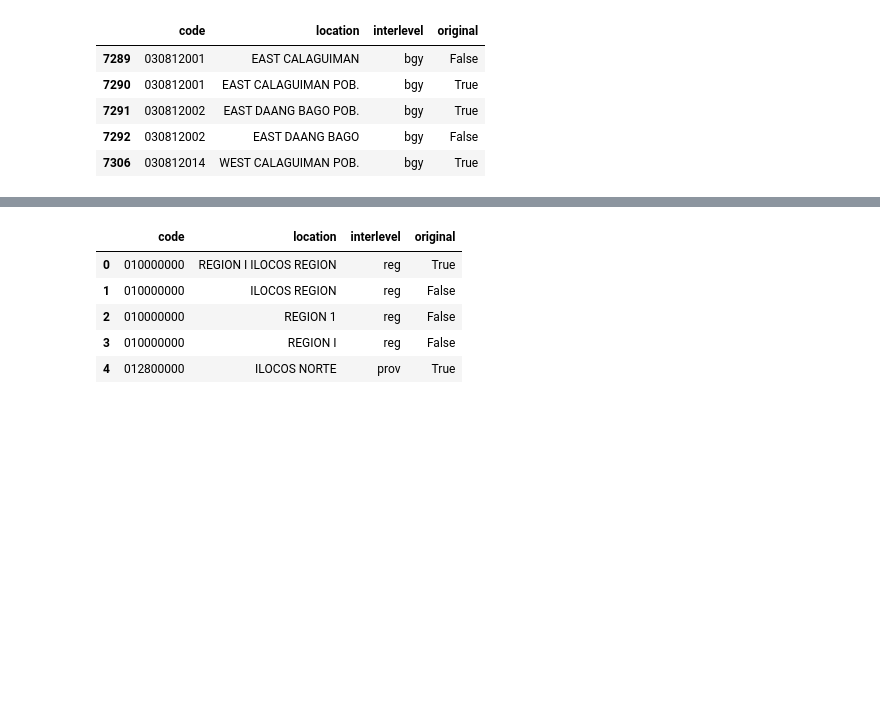
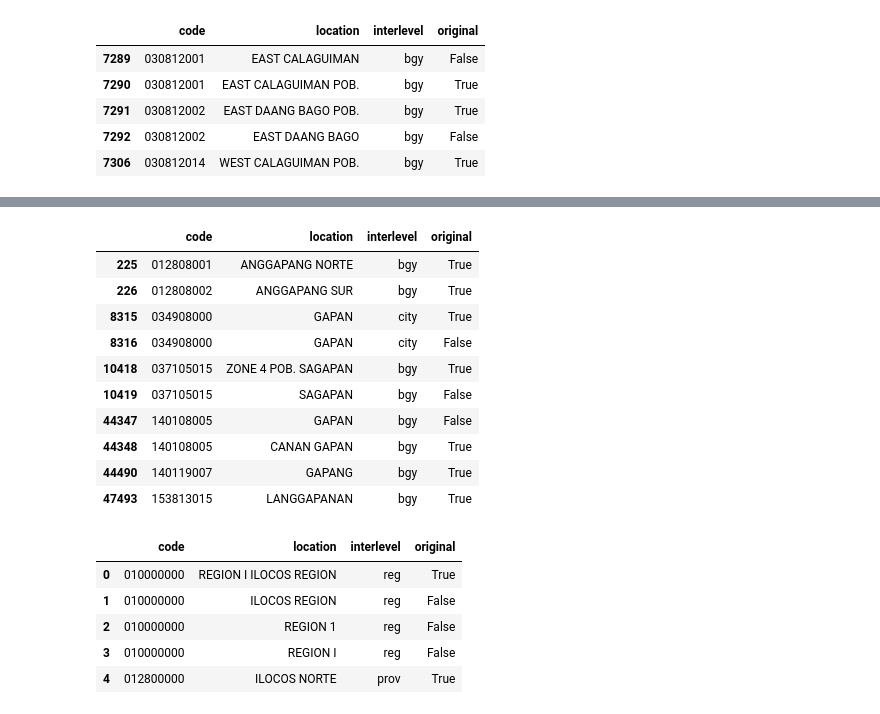
Before and after one commit to thinkingmachines/linksight-2018, a Jupyter notebook: data/Prepare PSGC Reference File.ipynb, the cells around one changed output, grey strips where cells are left out. Saved outputs shown, nothing was run; the diff lists cells and outputs as text; code cells hidden in the pictures; blank space fills up the shorter version.

```diff
--- a/data/Prepare PSGC Reference File.ipynb
+++ b/data/Prepare PSGC Reference File.ipynb
@@ -82,6 +87,20 @@ nsew_locs.head()
 | 7291 | 030812002 | E DAANG BAGO POB. | bgy | False |
 | 7292 | 030812002 | E DAANG BAGO | bgy | False |
 | 7306 | 030812014 | W CALAGUIMAN POB. | bgy | False |
+# %%
+psgc[psgc.location.str.contains('GAPAN')]
+# %% [output]
+|  | code | location | interlevel | original |
+| 225 | 012808001 | ANGGAPANG NORTE | bgy | True |
+| 226 | 012808002 | ANGGAPANG SUR | bgy | True |
+| 8315 | 034908000 | GAPAN | city | True |
+| 8316 | 034908000 | GAPAN | city | False |
+| 10418 | 037105015 | ZONE 4 POB. SAGAPAN | bgy | True |
+| 10419 | 037105015 | SAGAPAN | bgy | False |
+| 44347 | 140108005 | GAPAN | bgy | False |
+| 44348 | 140108005 | CANAN GAPAN | bgy | True |
+| 44490 | 140119007 | GAPANG | bgy | True |
+| 47493 | 153813015 | LANGGAPANAN | bgy | True |
 # %%
 psgc = pd.concat([psgc, nsew_locs],ignore_index=True)
 psgc.head()
```
Also changed, not shown: parts of 12 cells of this notebook, 3 other files.
